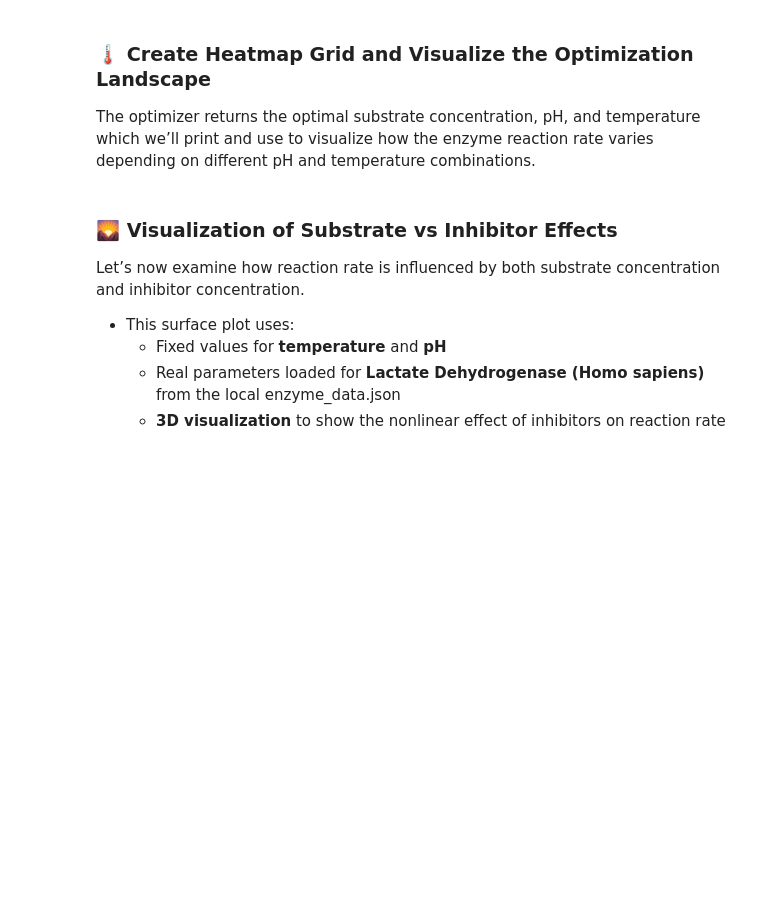
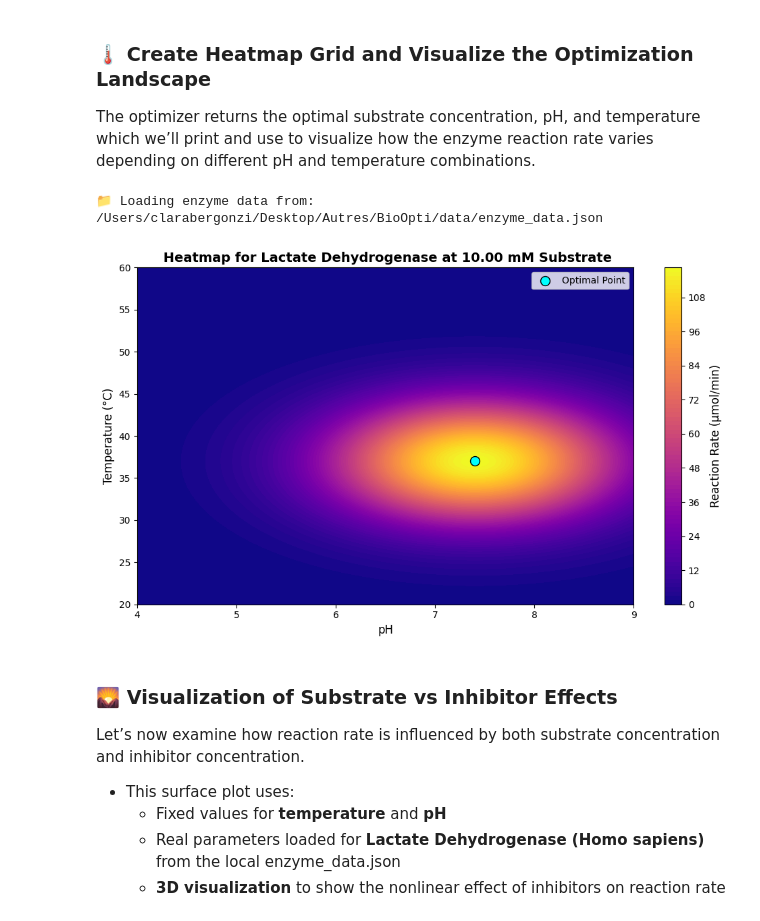
Before and after one commit to Clarabrgnz/BioOpti, a Jupyter notebook: notebooks/project_report.ipynb, the cells around one changed output. Drawn from its saved outputs; the diff is of its cells as text; code cells hidden in the pictures; blank space fills up the shorter version.

```diff
--- a/notebooks/project_report.ipynb
+++ b/notebooks/project_report.ipynb
@@ -397,8 +406,9 @@ The optimizer returns the optimal substrate concentration, pH, and temperature w
 import numpy as np
 import matplotlib.pyplot as plt
 from matplotlib import cm
-from bioopti.simulation import simulate_reaction_rate
-from bioopti.simulation import simulate_from_local_data
+from bioopti.reaction_simulator import simulate_reaction_rate
+from bioopti.reaction_simulator import simulate_from_local_data
+
 
 # Load the real enzyme parameters into a dictionary
 _, enzyme = simulate_from_local_data(
@@ -419,34 +429,37 @@ for i in range(pH_grid.shape[0]):
         rate_grid[i, j] = simulate_reaction_rate(
             substrate_conc=substrate_fixed,
             vmax=enzyme['vmax'],
             km=enzyme['km'],
-            pH=pH_grid[i, j],
+            ph=pH_grid[i, j],
             temp=temp_grid[i, j],
             optimal_pH=enzyme['optimal_pH'],
             optimal_temp=enzyme['optimal_temp'],
             ph_sigma=enzyme.get('ph_sigma', 1.0),
             temp_sigma=enzyme.get('temp_sigma', 5.0),
             inhibitor_conc=enzyme.get('inhibitor_conc'),
             ki=enzyme.get('ki')
         )
 
 plt.figure(figsize=(10, 6))
 contour = plt.contourf(pH_grid, temp_grid, rate_grid, levels=100, cmap=cm.plasma)
 cbar = plt.colorbar(contour)
 cbar.set_label("Reaction Rate (µmol/min)", fontsize=12)
 
 plt.xlabel("pH", fontsize=12)
 plt.ylabel("Temperature (°C)", fontsize=12)
 plt.title(f" Heatmap for Lactate Dehydrogenase at {substrate_fixed:.2f} mM Substrate", fontsize=14, weight='bold')
 
 opt_pH = result["best_conditions"][1]
 opt_temp = result["best_conditions"][2]
 plt.scatter(opt_pH, opt_temp, color='cyan', s=100, edgecolors='black', label="Optimal Point", zorder=10)
 plt.legend()
 
 plt.grid(False)
 plt.tight_layout()
 plt.show()
+# %% [output]
+📁 Loading enzyme data from: /Users/clarabergonzi/Desktop/Autres/BioOpti/data/enzyme_data.json
+[figure, added]
 # %% [markdown]
 ### 🌄 Visualization of Substrate vs Inhibitor Effects
 Let’s now examine how reaction rate is influenced by both substrate concentration and inhibitor concentration.
```
Also changed, not shown: parts of 8 cells of this notebook, 5 other files.
